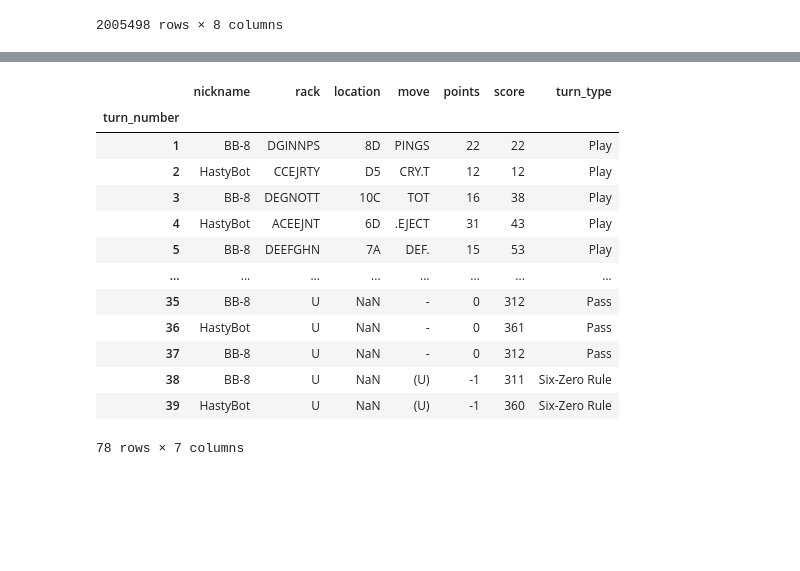
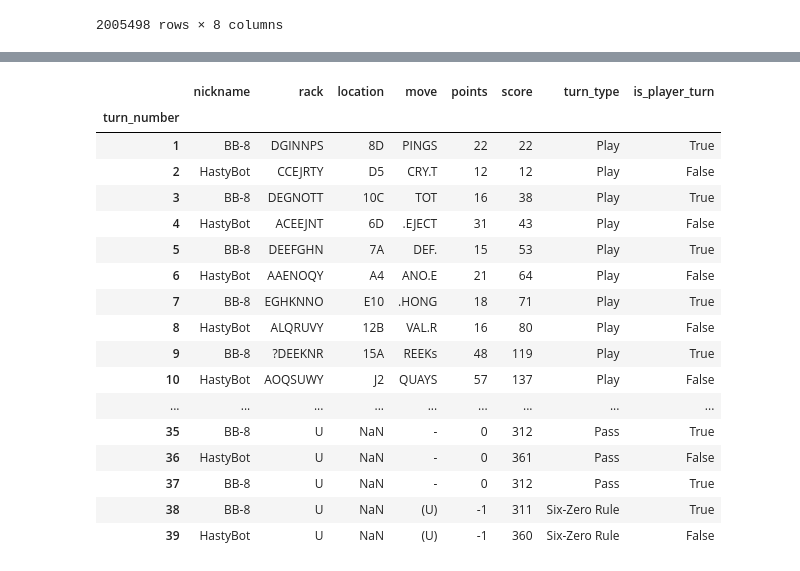
Before and after one commit to CatGuy1300/scrabble, a Jupyter notebook: notebooks/piping.ipynb, the cells around one changed output, grey strips where cells are left out. Drawn from its saved outputs; the diff is of its cells as text; code cells hidden in the pictures; blank space fills up the shorter version.

```diff
--- a/notebooks/piping.ipynb
+++ b/notebooks/piping.ipynb
@@ -157,3 +152,10 @@ turns
 # %%
 trans = SelectRowsTransformer(train.index)
 train_turns = trans.transform(turns)
+# %%
+turns_pipe = Pipeline([('is_player_extractor', ExtractSetColumnsTransformer({'is_player_turn': IsBotExtarctor(names, neg=True)})),
+                       ('to_series', SeriesFromGroupTransformer('game_id', 'turn_number'))
+                       ])
+
+new_turns = turns_pipe.transform(turns)
+new_turns
@@ -161,19 +176,23 @@ train_turns = trans.transform(turns)
 trans_group = SeriesFromGroupTransformer('game_id', 'turn_number')
 turns_seires = trans_group.transform(train_turns)
 # %%
-turns_seires[364]
+new_turns[364]
 # %% [output]
-|  | nickname | rack | location | move | points | score | turn_type |
-| turn_number |  |  |  |  |  |  |  |
-| 1 | BB-8 | DGINNPS | 8D | PINGS | 22 | 22 | Play |
-| 2 | HastyBot | CCEJRTY | D5 | CRY.T | 12 | 12 | Play |
-| 3 | BB-8 | DEGNOTT | 10C | TOT | 16 | 38 | Play |
-| 4 | HastyBot | ACEEJNT | 6D | .EJECT | 31 | 43 | Play |
-| 5 | BB-8 | DEEFGHN | 7A | DEF. | 15 | 53 | Play |
-| ... | ... | ... | ... | ... | ... | ... | ... |
-| 35 | BB-8 | U | NaN | - | 0 | 312 | Pass |
-| 36 | HastyBot | U | NaN | - | 0 | 361 | Pass |
-| 37 | BB-8 | U | NaN | - | 0 | 312 | Pass |
-| 38 | BB-8 | U | NaN | (U) | -1 | 311 | Six-Zero Rule |
-| 39 | HastyBot | U | NaN | (U) | -1 | 360 | Six-Zero Rule |
+|  | nickname | rack | location | move | points | score | turn_type | is_player_turn |
+| turn_number |  |  |  |  |  |  |  |  |
+| 1 | BB-8 | DGINNPS | 8D | PINGS | 22 | 22 | Play | True |
+| 2 | HastyBot | CCEJRTY | D5 | CRY.T | 12 | 12 | Play | False |
+| 3 | BB-8 | DEGNOTT | 10C | TOT | 16 | 38 | Play | True |
+| 4 | HastyBot | ACEEJNT | 6D | .EJECT | 31 | 43 | Play | False |
+| 5 | BB-8 | DEEFGHN | 7A | DEF. | 15 | 53 | Play | True |
+| 6 | HastyBot | AAENOQY | A4 | ANO.E | 21 | 64 | Play | False |
+| 7 | BB-8 | EGHKNNO | E10 | .HONG | 18 | 71 | Play | True |
+| 8 | HastyBot | ALQRUVY | 12B | VAL.R | 16 | 80 | Play | False |
+| 9 | BB-8 | ?DEEKNR | 15A | REEKs | 48 | 119 | Play | True |
+| 10 | HastyBot | AOQSUWY | J2 | QUAYS | 57 | 137 | Play | False |
+| ... | ... | ... | ... | ... | ... | ... | ... | ... |
+| 35 | BB-8 | U | NaN | - | 0 | 312 | Pass | True |
+| 36 | HastyBot | U | NaN | - | 0 | 361 | Pass | False |
+| 37 | BB-8 | U | NaN | - | 0 | 312 | Pass | True |
+| 38 | BB-8 | U | NaN | (U) | -1 | 311 | Six-Zero Rule | True |
+| 39 | HastyBot | U | NaN | (U) | -1 | 360 | Six-Zero Rule | False |
-78 rows × 7 columns
```
Also changed, not shown: parts of 6 cells of this notebook, 3 other files.
